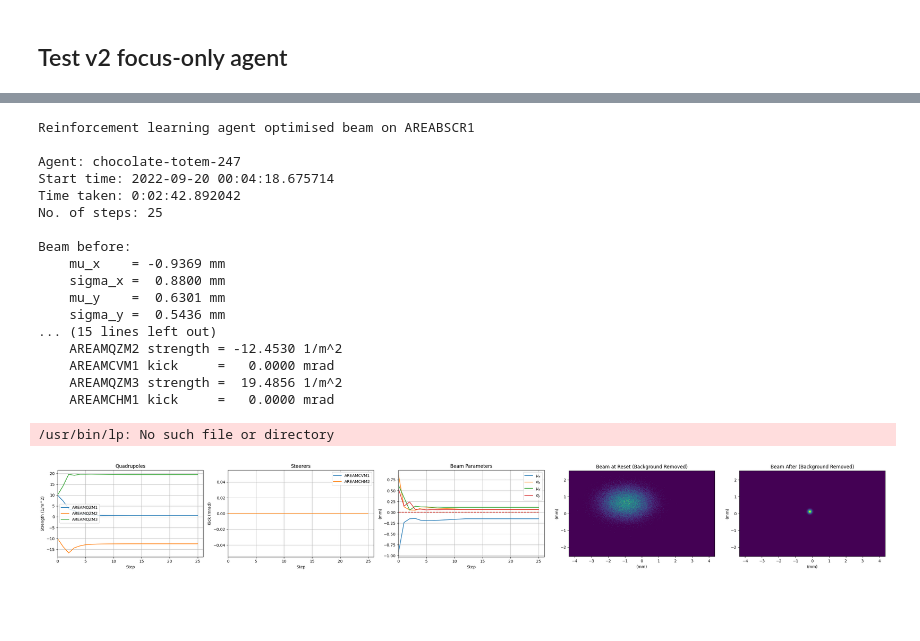
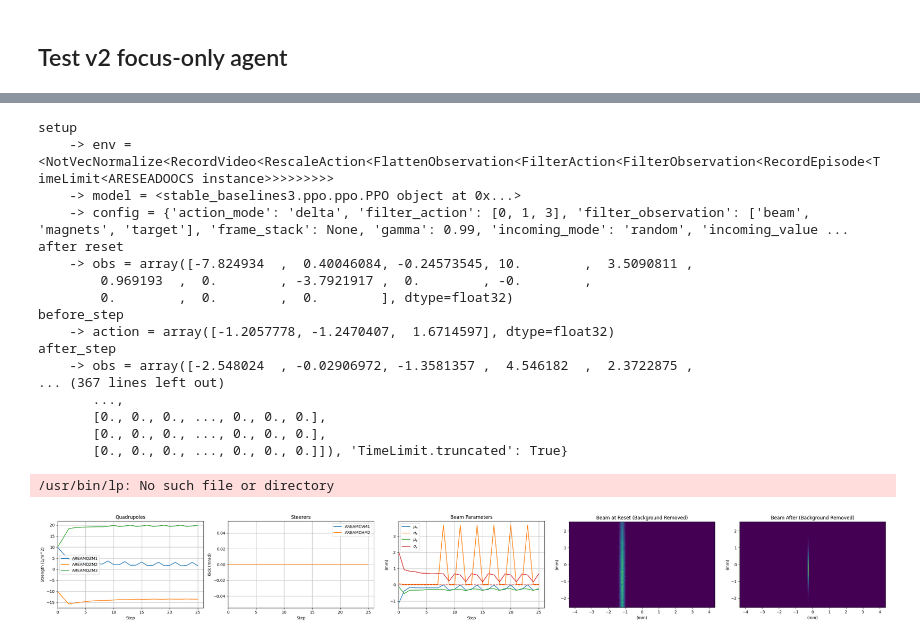
Before and after one commit to desy-ml/rl-vs-bo, a Jupyter notebook: test_optimize.ipynb, the cells around one changed output, grey strips where cells are left out. Cells and saved outputs as stored; diff of their text form; code cells hidden in the pictures; blank space fills up the shorter version.

Commit message:
Implement optimize callbacks

```diff
--- a/test_optimize.ipynb
+++ b/test_optimize.ipynb
@@ -31,36 +28,36 @@ initializing ocelot...
 # %%
 optimize(
     target_mu_x=-0.0,
     target_sigma_x=0.0,
     target_mu_y=0.0,
     target_sigma_y=0.0,
     target_mu_x_threshold=1e-6,
     target_mu_y_threshold=2e-6,
     target_sigma_x_threshold=3e-6,
     target_sigma_y_threshold=4e-6,
     max_steps=25,
     model_name="chocolate-totem-247",
     # model_name="toasty-shape-246",
     logbook=True,
-    callback=None,
+    callback=TestCallback(),
 )
 # %% [output]
-Reinforcement learning agent optimised beam on AREABSCR1
-
-Agent: chocolate-totem-247
-Start time: 2022-09-20 00:04:18.675714
-Time taken: 0:02:42.892042
-No. of steps: 25
-
-Beam before:
-    mu_x    = -0.9369 mm
-    sigma_x =  0.8800 mm
-    mu_y    =  0.6301 mm
-    sigma_y =  0.5436 mm
-... (15 lines left out)
-    AREAMQZM2 strength = -12.4530 1/m^2
-    AREAMCVM1 kick     =   0.0000 mrad
-    AREAMQZM3 strength =  19.4856 1/m^2
-    AREAMCHM1 kick     =   0.0000 mrad
+setup
+    -> env = <NotVecNormalize<RecordVideo<RescaleAction<FlattenObservation<FilterAction<FilterObservation<RecordEpisode<TimeLimit<ARESEADOOCS instance>>>>>>>>>
+    -> model = <stable_baselines3.ppo.ppo.PPO object at 0x...>
+    -> config = {'action_mode': 'delta', 'filter_action': [0, 1, 3], 'filter_observation': ['beam', 'magnets', 'target'], 'frame_stack': None, 'gamma': 0.99, 'incoming_mode': 'random', 'incoming_value ...
+after reset
+    -> obs = array([-7.824934  ,  0.40046084, -0.24573545, 10.        ,  3.5090811 ,
+        0.969193  ,  0.        , -3.7921917 ,  0.        , -0.        ,
+        0.        ,  0.        ,  0.        ], dtype=float32)
+before_step
+    -> action = array([-1.2057778, -1.2470407,  1.6714597], dtype=float32)
+after_step
+    -> obs = array([-2.548024  , -0.02906972, -1.3581357 ,  4.546182  ,  2.3722875 ,
+... (367 lines left out)
+       ...,
+       [0., 0., 0., ..., 0., 0., 0.],
+       [0., 0., 0., ..., 0., 0., 0.],
+       [0., 0., 0., ..., 0., 0., 0.]]), 'TimeLimit.truncated': True}
 /usr/bin/lp: No such file or directory
-[figure, old version]
+[figure, new version]
```
Also changed, not shown: parts of 2 cells of this notebook, 1 other file.
